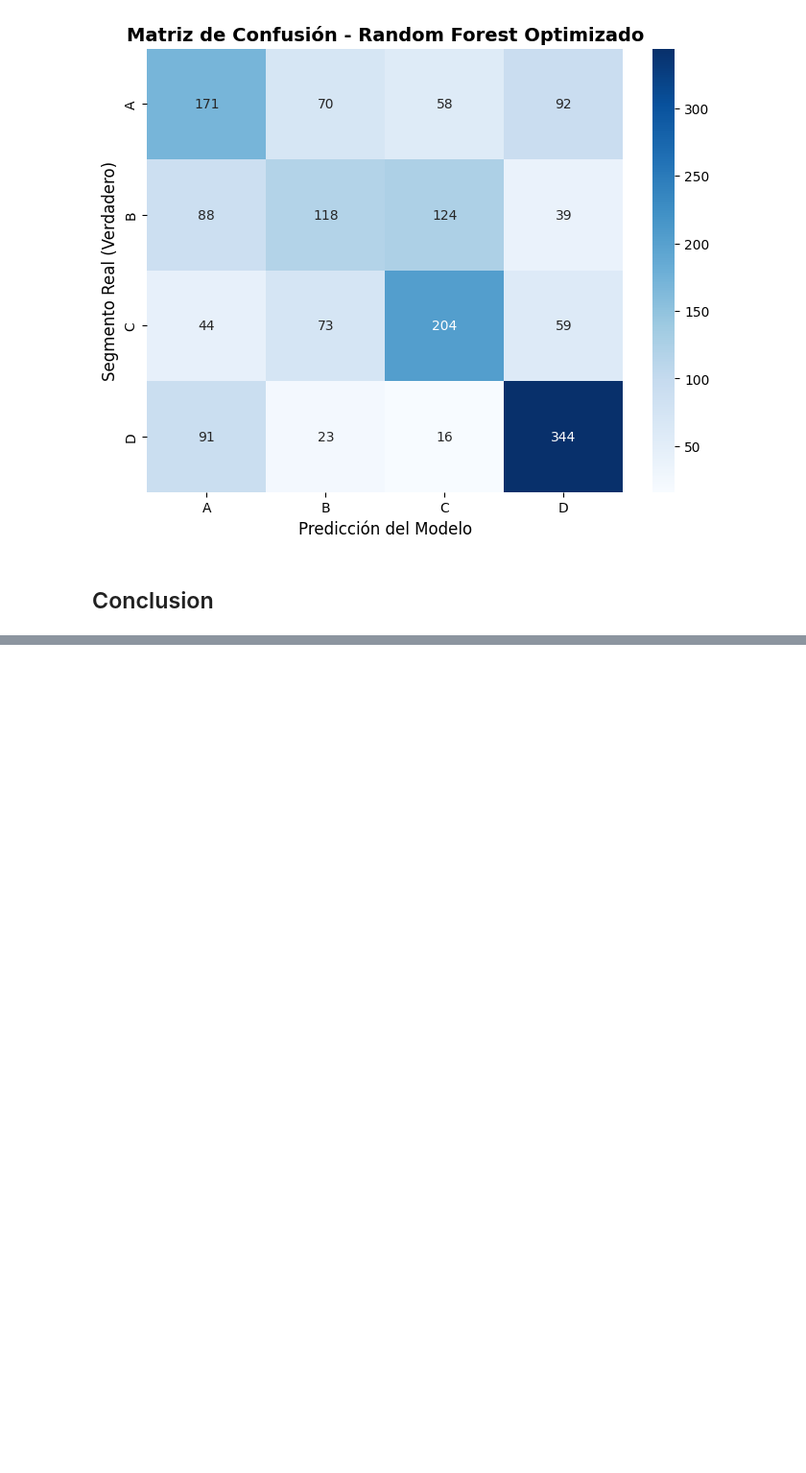
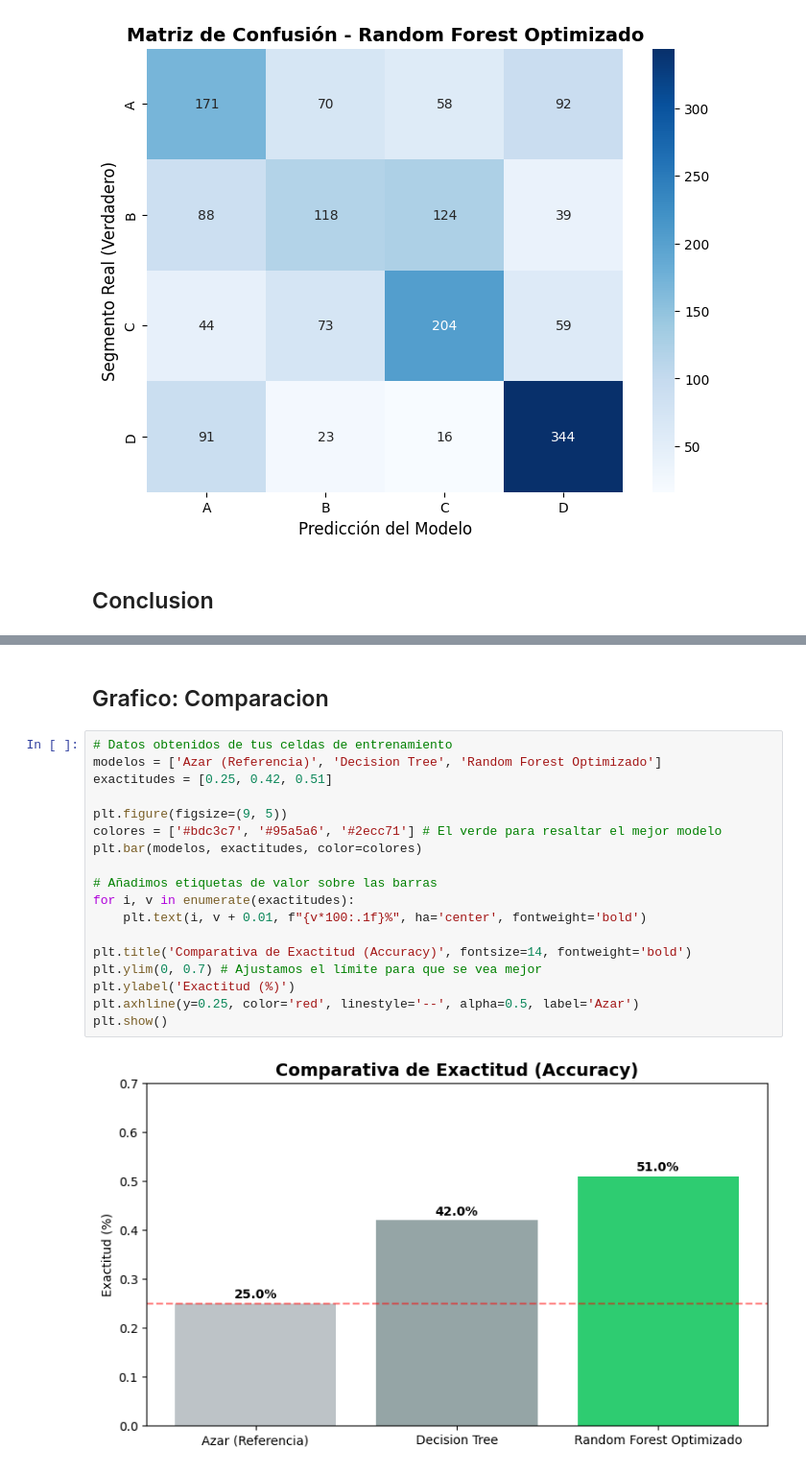
Before and after one commit to mnahuelanca/segmentacion-clientes, a Jupyter notebook: modelosGEM.ipynb, the cells around one changed output, grey strips where cells are left out. Shown at 96% size. Saved outputs shown, nothing was run; the diff lists cells and outputs as text; blank space fills up the shorter version.

Commit message:
mejoro notebooks de modelos

```diff
--- a/modelosGEM.ipynb
+++ b/modelosGEM.ipynb
@@ -248,0 +246,22 @@ Sí, es posible, pero con matices importantes. Las fronteras entre ciertos segme
+# %% [markdown]
+## Grafico: Comparacion
+# %%
+# Datos obtenidos de tus celdas de entrenamiento
+modelos = ['Azar (Referencia)', 'Decision Tree', 'Random Forest Optimizado']
+exactitudes = [0.25, 0.42, 0.51]
+
+plt.figure(figsize=(9, 5))
+colores = ['#bdc3c7', '#95a5a6', '#2ecc71'] # El verde para resaltar el mejor modelo
+plt.bar(modelos, exactitudes, color=colores)
+
+# Añadimos etiquetas de valor sobre las barras
+for i, v in enumerate(exactitudes):
+    plt.text(i, v + 0.01, f"{v*100:.1f}%", ha='center', fontweight='bold')
+
+plt.title('Comparativa de Exactitud (Accuracy)', fontsize=14, fontweight='bold')
+plt.ylim(0, 0.7) # Ajustamos el límite para que se vea mejor
+plt.ylabel('Exactitud (%)')
+plt.axhline(y=0.25, color='red', linestyle='--', alpha=0.5, label='Azar')
+plt.show()
+# %% [output]
+[figure, added]
```
Also changed, not shown: parts of 8 cells of this notebook, 1 other file.
